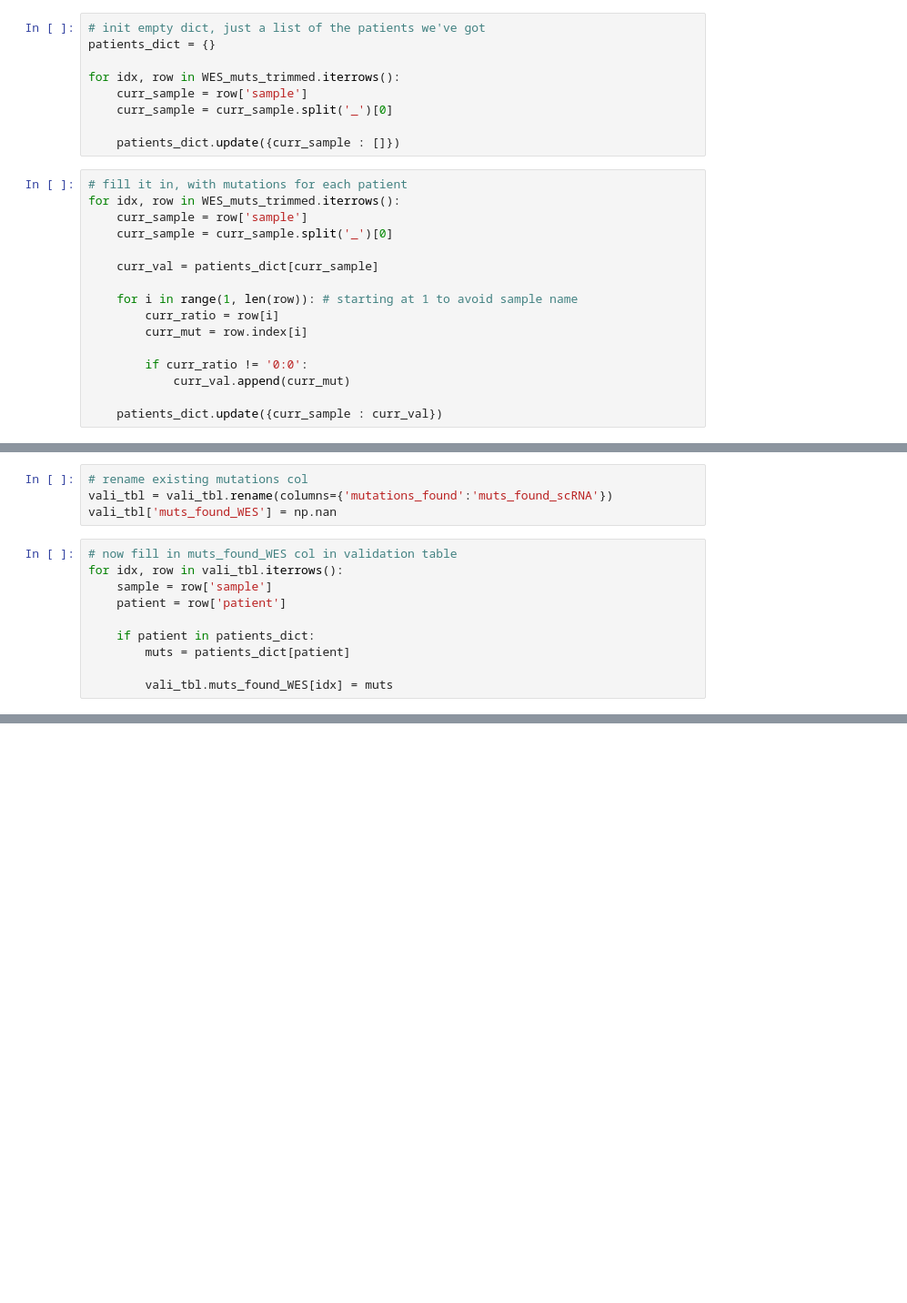
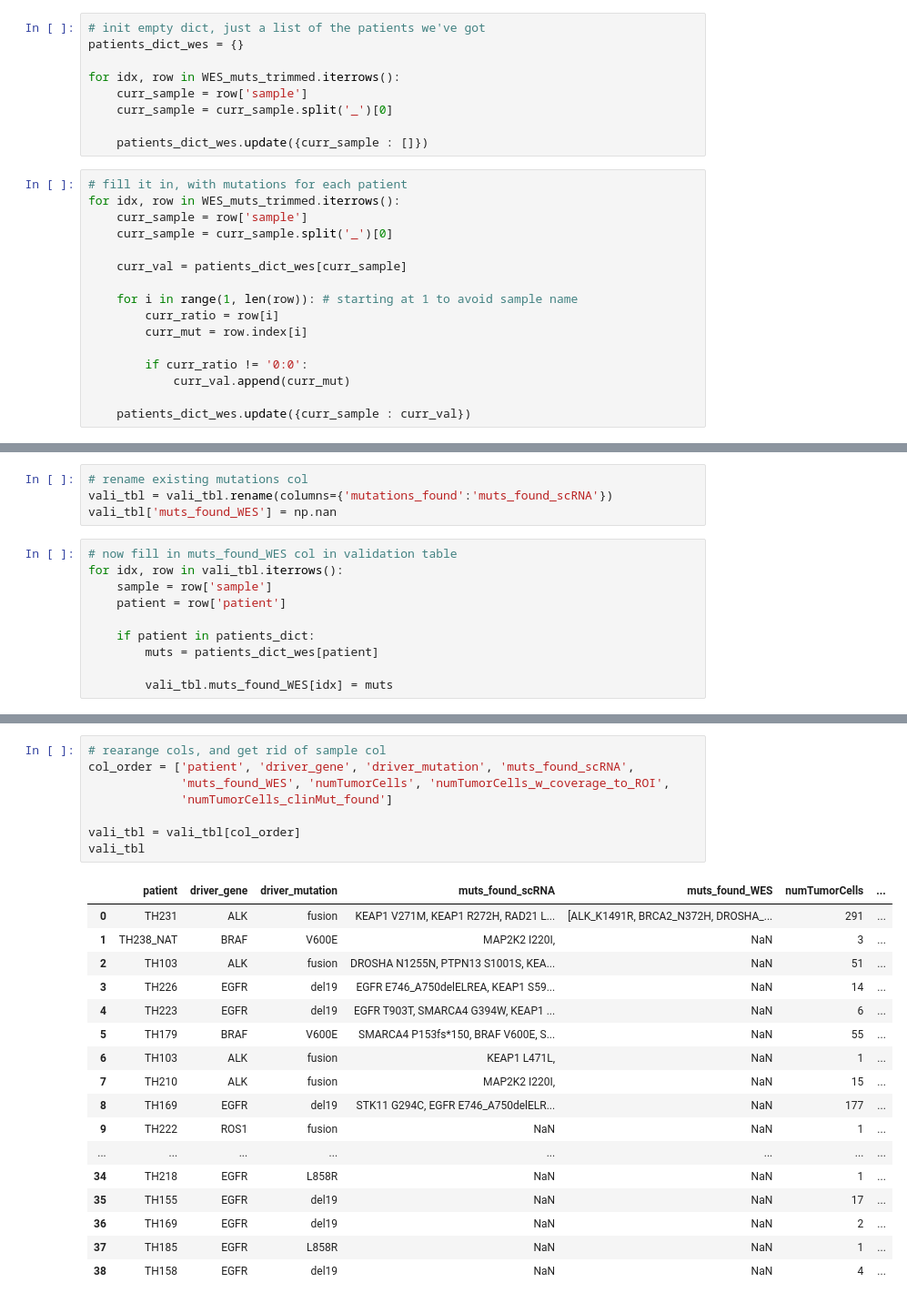
Before and after one commit to lincoln-harris/potLuck, a Jupyter notebook: WES_sandbox/WES_validation_table.ipynb, the cells around one changed output, grey strips where cells are left out. Shown at 91% size. Saved outputs shown, nothing was run; the diff lists cells and outputs as text; blank space fills up the shorter version.

Commit message:
getting nice table, by patient

```diff
--- a/WES_sandbox/WES_validation_table.ipynb
+++ b/WES_sandbox/WES_validation_table.ipynb
@@ -247,20 +249,20 @@ WES_muts_trimmed
 52 rows × 28 columns
 # %%
 # init empty dict, just a list of the patients we've got
-patients_dict = {}
+patients_dict_wes = {}
 
 for idx, row in WES_muts_trimmed.iterrows():
     curr_sample = row['sample']
     curr_sample = curr_sample.split('_')[0]
 
-    patients_dict.update({curr_sample : []})
+    patients_dict_wes.update({curr_sample : []})
 # %%
 # fill it in, with mutations for each patient
 for idx, row in WES_muts_trimmed.iterrows():
     curr_sample = row['sample']
     curr_sample = curr_sample.split('_')[0]
 
-    curr_val = patients_dict[curr_sample]
+    curr_val = patients_dict_wes[curr_sample]
 
     for i in range(1, len(row)): # starting at 1 to avoid sample name
         curr_ratio = row[i]
@@ -269,6 +271,6 @@ for idx, row in WES_muts_trimmed.iterrows():
         if curr_ratio != '0:0':
             curr_val.append(curr_mut)
 
-    patients_dict.update({curr_sample : curr_val})
+    patients_dict_wes.update({curr_sample : curr_val})
 # %%
 # this looks great!!
@@ -329,7 +331,7 @@ for idx, row in vali_tbl.iterrows():
     patient = row['patient']
 
     if patient in patients_dict:
-        muts = patients_dict[patient]
+        muts = patients_dict_wes[patient]
 
         vali_tbl.muts_found_WES[idx] = muts
 # %% [output]
@@ -362,3 +365,29 @@ vali_tbl
 | 36 | LT_S13 | TH169 | EGFR | del19 | NaN | 2 | 0 | ... |
 | 37 | LT_S23 | TH185 | EGFR | L858R | NaN | 1 | 0 | ... |
 | 38 | LT_S01 | TH158 | EGFR | del19 | NaN | 4 | 0 | ... |
+# %%
+# rearange cols, and get rid of sample col
+col_order = ['patient', 'driver_gene', 'driver_mutation', 'muts_found_scRNA',
+             'muts_found_WES', 'numTumorCells', 'numTumorCells_w_coverage_to_ROI',
+             'numTumorCells_clinMut_found']
+
+vali_tbl = vali_tbl[col_order]
+vali_tbl
+# %% [output]
+|  | patient | driver_gene | driver_mutation | muts_found_scRNA | muts_found_WES | numTumorCells | ... |
+| 0 | TH231 | ALK | fusion | KEAP1 V271M, KEAP1 R272H, RAD21 L... | [ALK_K1491R, BRCA2_N372H, DROSHA_... | 291 | ... |
+| 1 | TH238_NAT | BRAF | V600E | MAP2K2 I220I, | NaN | 3 | ... |
+| 2 | TH103 | ALK | fusion | DROSHA N1255N, PTPN13 S1001S, KEA... | NaN | 51 | ... |
+| 3 | TH226 | EGFR | del19 | EGFR E746_A750delELREA, KEAP1 S59... | NaN | 14 | ... |
+| 4 | TH223 | EGFR | del19 | EGFR T903T, SMARCA4 G394W, KEAP1 ... | NaN | 6 | ... |
+| 5 | TH179 | BRAF | V600E | SMARCA4 P153fs*150, BRAF V600E, S... | NaN | 55 | ... |
+| 6 | TH103 | ALK | fusion | KEAP1 L471L, | NaN | 1 | ... |
+| 7 | TH210 | ALK | fusion | MAP2K2 I220I, | NaN | 15 | ... |
+| 8 | TH169 | EGFR | del19 | STK11 G294C, EGFR E746_A750delELR... | NaN | 177 | ... |
+| 9 | TH222 | ROS1 | fusion | NaN | NaN | 1 | ... |
+| ... | ... | ... | ... | ... | ... | ... | ... |
+| 34 | TH218 | EGFR | L858R | NaN | NaN | 1 | ... |
+| 35 | TH155 | EGFR | del19 | NaN | NaN | 17 | ... |
+| 36 | TH169 | EGFR | del19 | NaN | NaN | 2 | ... |
+| 37 | TH185 | EGFR | L858R | NaN | NaN | 1 | ... |
+| 38 | TH158 | EGFR | del19 | NaN | NaN | 4 | ... |
```
Also changed, not shown: parts of 22 cells of this notebook.
